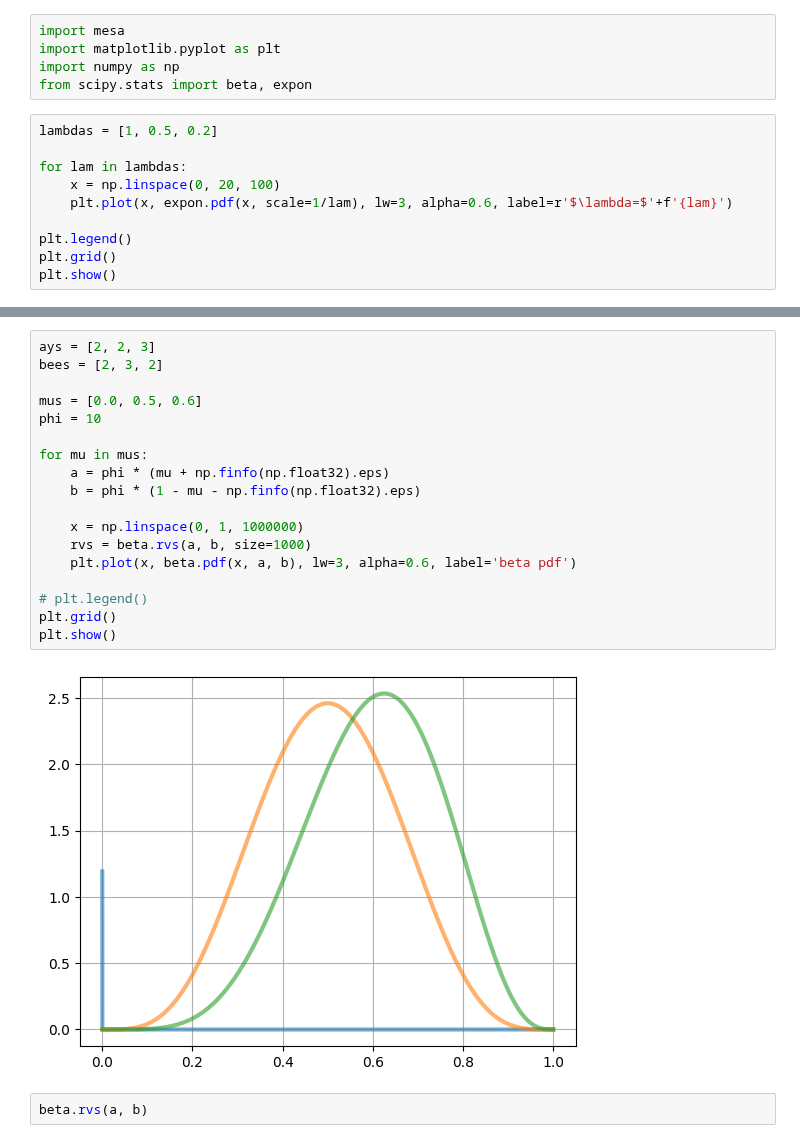
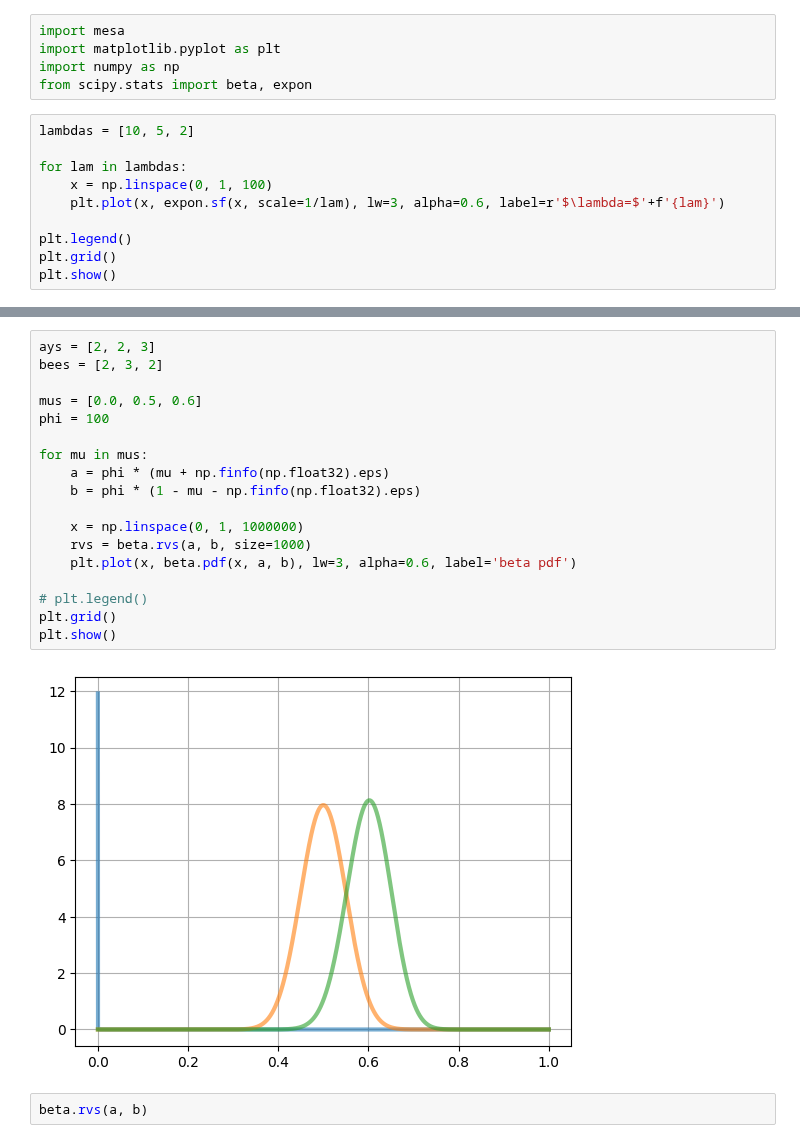
Before and after one commit to jonas4climate/honeybee-colony-abm, a Jupyter notebook: continuous_model/continuous_test.ipynb, the cells around one changed output, grey strips where cells are left out. Drawn from its saved outputs; the diff is of its cells as text.

```diff
--- a/continuous_model/continuous_test.ipynb
+++ b/continuous_model/continuous_test.ipynb
@@ -19,11 +19,11 @@ import matplotlib.pyplot as plt
 import numpy as np
 from scipy.stats import beta, expon
 # %%
-lambdas = [1, 0.5, 0.2]
+lambdas = [10, 5, 2]
 
 for lam in lambdas:
-    x = np.linspace(0, 20, 100)
-    plt.plot(x, expon.pdf(x, scale=1/lam), lw=3, alpha=0.6, label=r'$\lambda=$'+f'{lam}')
+    x = np.linspace(0, 1, 100)
+    plt.plot(x, expon.sf(x, scale=1/lam), lw=3, alpha=0.6, label=r'$\lambda=$'+f'{lam}')
 
 plt.legend()
 plt.grid()
@@ -33,23 +33,23 @@ plt.show()
 # %%
 ays = [2, 2, 3]
 bees = [2, 3, 2]
 
 mus = [0.0, 0.5, 0.6]
-phi = 10
+phi = 100
 
 for mu in mus:
     a = phi * (mu + np.finfo(np.float32).eps)
     b = phi * (1 - mu - np.finfo(np.float32).eps)
 
     x = np.linspace(0, 1, 1000000)
     rvs = beta.rvs(a, b, size=1000)
     plt.plot(x, beta.pdf(x, a, b), lw=3, alpha=0.6, label='beta pdf')
 
 # plt.legend()
 plt.grid()
 plt.show()
 # %% [output]
-[figure, old version]
+[figure, new version]
 # %%
 beta.rvs(a, b)
 # %% [output]
```
Also changed, not shown: parts of 1 cell of this notebook, 4 other files.
